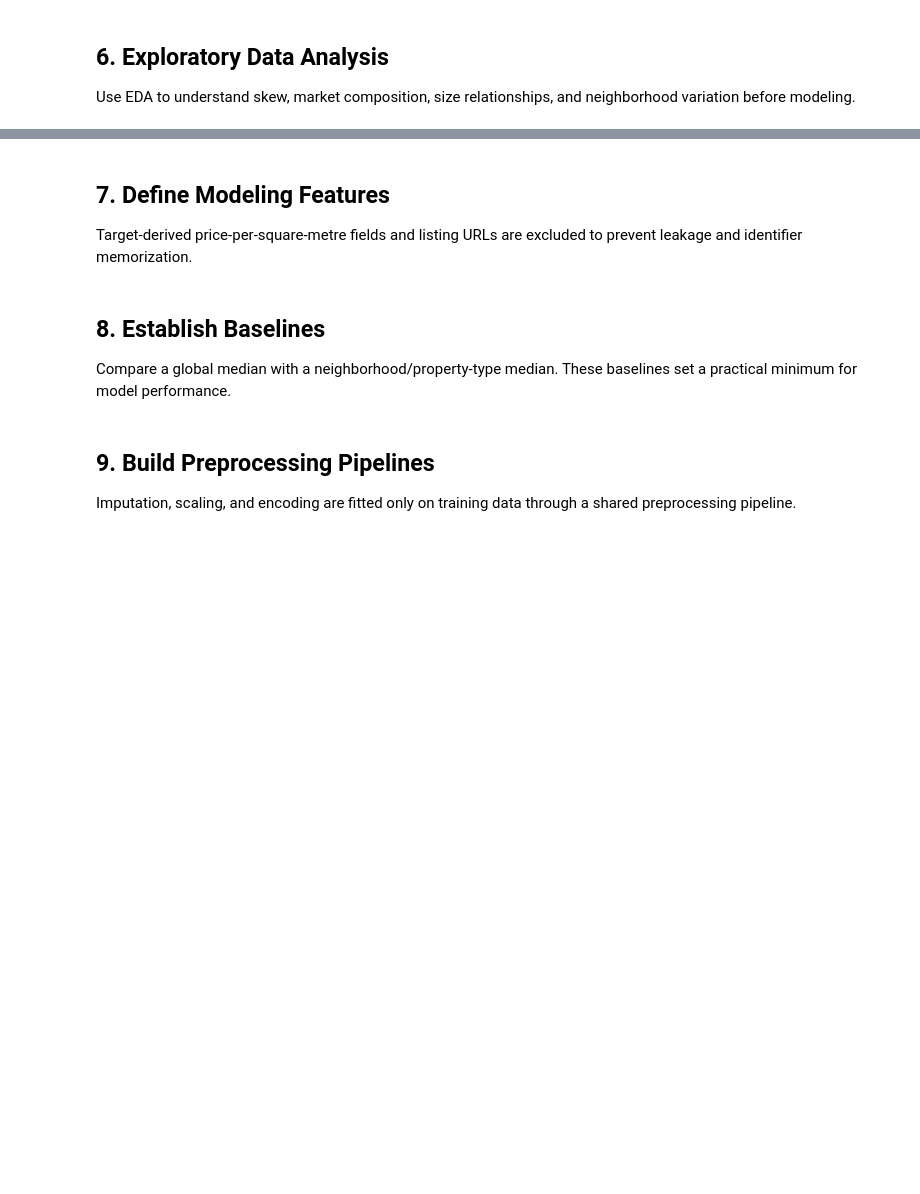
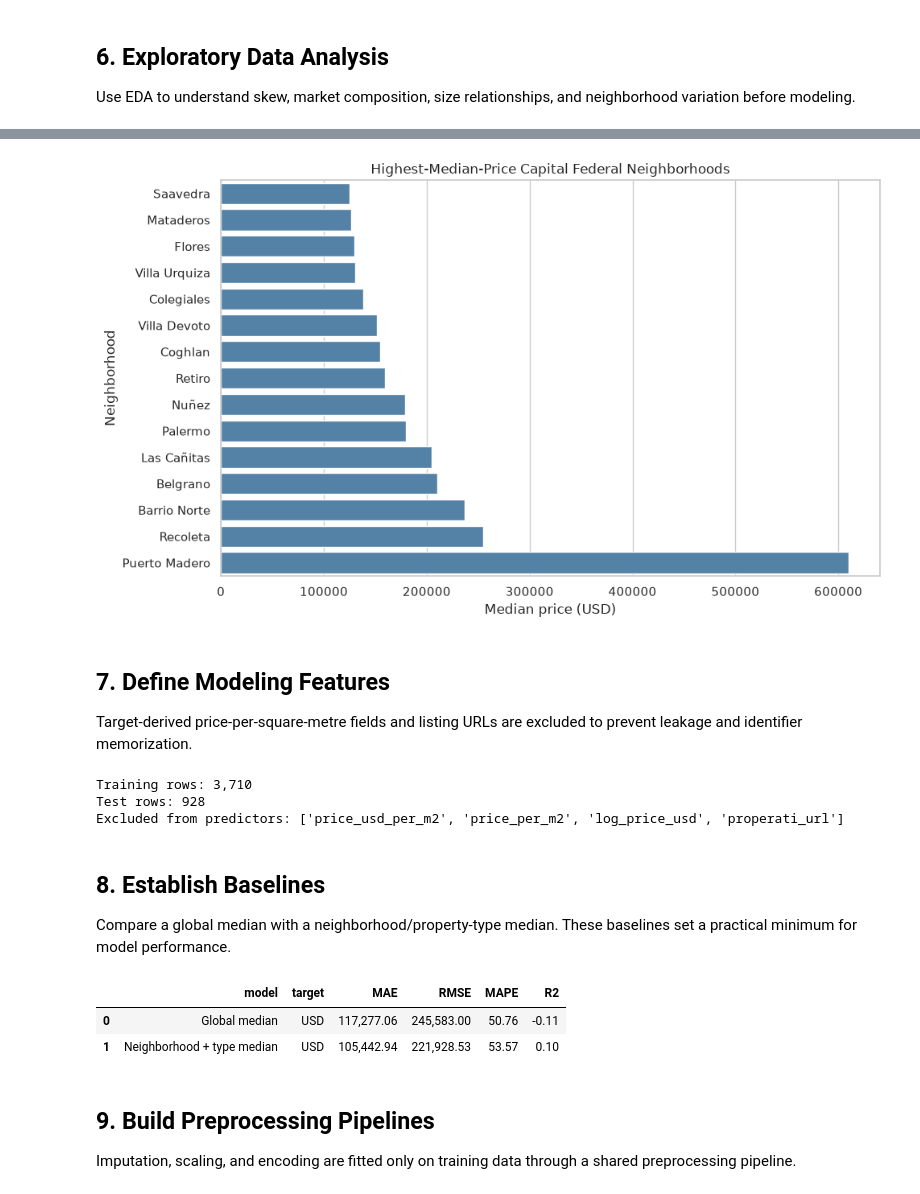
Before and after one commit to DominicNyabuto/Data-Science-Machine-Learning-Projects-, a Jupyter notebook: Project-2/notebook.ipynb, the cells around one changed output, grey strips where cells are left out. Saved outputs shown, nothing was run; the diff lists cells and outputs as text; code cells hidden in the pictures; blank space fills up the shorter version.

```diff
--- a/Project-2/notebook.ipynb
+++ b/Project-2/notebook.ipynb
@@ -164,19 +267,28 @@ plt.tight_layout()
 # %%
 neighborhood_summary = (
     capital.groupby("neighborhood")
-    .agg(listings=("price_aprox_usd", "size"), median_price=("price_aprox_usd", "median"))
+    .agg(
+        listings=("price_aprox_usd", "size"), median_price=("price_aprox_usd", "median")
+    )
     .query("listings >= 20")
     .sort_values("median_price", ascending=False)
     .head(15)
     .sort_values("median_price")
 )
 
 plt.figure(figsize=(10, 6))
-sns.barplot(data=neighborhood_summary, x="median_price", y=neighborhood_summary.index, color="steelblue")
+sns.barplot(
+    data=neighborhood_summary,
+    x="median_price",
+    y=neighborhood_summary.index,
+    color="steelblue",
+)
 plt.title("Highest-Median-Price Capital Federal Neighborhoods")
 plt.xlabel("Median price (USD)")
 plt.ylabel("Neighborhood")
 plt.tight_layout()
+# %% [output]
+[figure, added]
 # %% [markdown]
 ## 7. Define Modeling Features
 
@@ -185,9 +297,16 @@ Target-derived price-per-square-metre fields and listing URLs are excluded to pr
 target = "price_aprox_usd"
 leakage_columns = ["price_usd_per_m2", "price_per_m2", "log_price_usd"]
 feature_columns = [
-    "property_type", "neighborhood", "municipality",
-    "surface_total_in_m2", "surface_covered_in_m2", "floor", "rooms",
-    "expenses", "latitude", "longitude"
+    "property_type",
+    "neighborhood",
+    "municipality",
+    "surface_total_in_m2",
+    "surface_covered_in_m2",
+    "floor",
+    "rooms",
+    "expenses",
+    "latitude",
+    "longitude",
 ]
 
 X = capital[feature_columns].copy()
@@ -199,6 +318,10 @@ X_train, X_test, y_train, y_test = train_test_split(
 print(f"Training rows: {len(X_train):,}")
 print(f"Test rows: {len(X_test):,}")
 print("Excluded from predictors:", leakage_columns + ["properati_url"])
+# %% [output]
+Training rows: 3,710
+Test rows: 928
+Excluded from predictors: ['price_usd_per_m2', 'price_per_m2', 'log_price_usd', 'properati_url']
 # %% [markdown]
 ## 8. Establish Baselines
 
@@ -214,11 +337,21 @@ def regression_metrics(actual, predicted):
         "R2": r2_score(actual, predicted),
     }
 
+
 global_median = y_train.median()
 global_pred = np.full(len(y_test), global_median)
 
-train_groups = pd.DataFrame({"neighborhood": X_train["neighborhood"], "property_type": X_train["property_type"], "target": y_train})
-group_medians = train_groups.groupby(["neighborhood", "property_type"])["target"].median()
+train_groups = pd.DataFrame(
+    {
+        "neighborhood": X_train["neighborhood"],
+        "property_type": X_train["property_type"],
+        "target": y_train,
+    }
+)
+group_medians = train_groups.groupby(["neighborhood", "property_type"])[
+    "target"
+].median()
+
 
 def group_baseline(frame):
     values = []
@@ -227,12 +360,27 @@ def group_baseline(frame):
         values.append(group_medians.get(key, global_median))
     return np.asarray(values)
 
+
 group_pred = group_baseline(X_test)
-baseline_results = pd.DataFrame([
-    {"model": "Global median", "target": "USD", **regression_metrics(y_test, global_pred)},
-    {"model": "Neighborhood + type median", "target": "USD", **regression_metrics(y_test, group_pred)},
-])
+baseline_results = pd.DataFrame(
+    [
+        {
+            "model": "Global median",
+            "target": "USD",
+            **regression_metrics(y_test, global_pred),
+        },
+        {
+            "model": "Neighborhood + type median",
+            "target": "USD",
+            **regression_metrics(y_test, group_pred),
+        },
+    ]
+)
 baseline_results
+# %% [output]
+|  | model | target | MAE | RMSE | MAPE | R2 |
+| 0 | Global median | USD | 117,277.06 | 245,583.00 | 50.76 | -0.11 |
+| 1 | Neighborhood + type median | USD | 105,442.94 | 221,928.53 | 53.57 | 0.10 |
 # %% [markdown]
 ## 9. Build Preprocessing Pipelines
 
```
Also changed, not shown: parts of 19 cells of this notebook, 1 other file.
